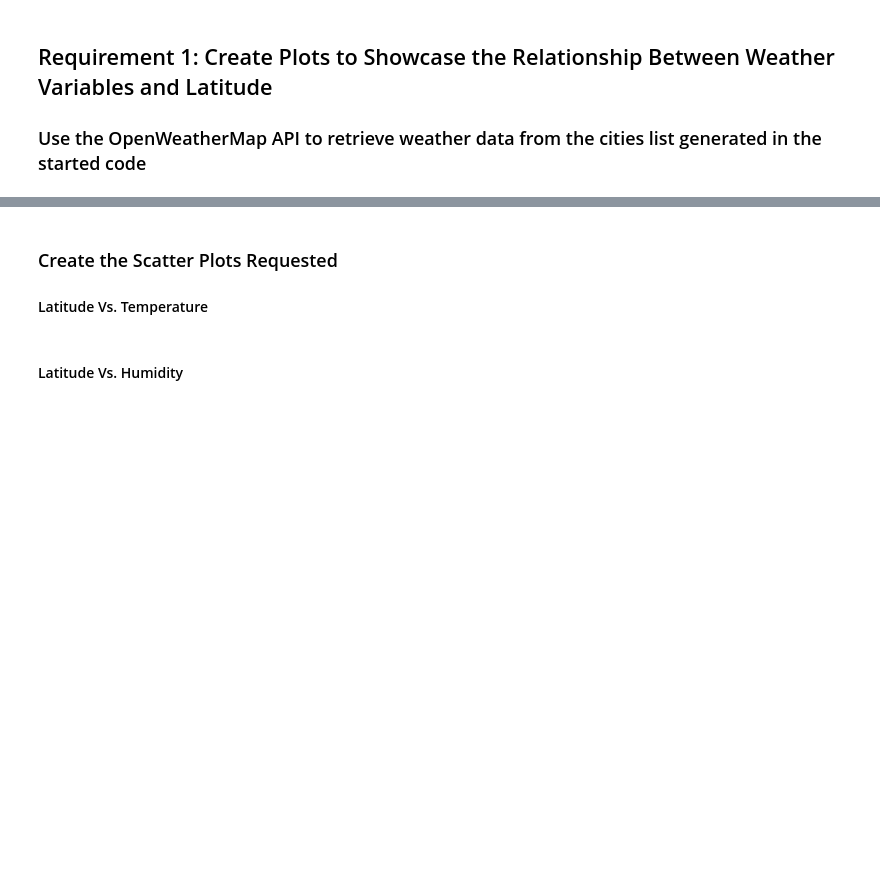
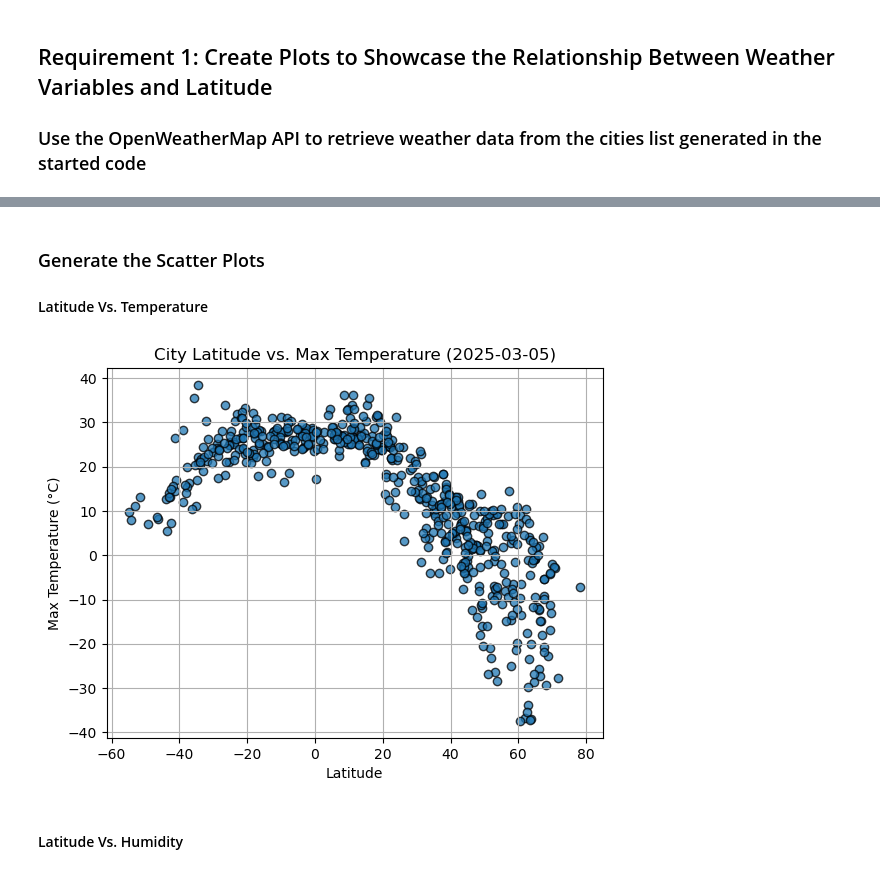
Before and after one commit to Sharkb8t/python-api-challenge, a Jupyter notebook: PyWeather/WeatherPy.ipynb, the cells around one changed output, grey strips where cells are left out. Cells and saved outputs as stored; diff of their text form; code cells hidden in the pictures; blank space fills up the shorter version.

Commit message:
Finalized and ran WeatherPy Jupyter Notebook file to generate figures and linear regressions. Discussions of results added to each section.

```diff
--- a/PyWeather/WeatherPy.ipynb
+++ b/PyWeather/WeatherPy.ipynb
@@ -163,19 +189,24 @@ city_data_df.head()
 # %% [markdown]
-### Create the Scatter Plots Requested
+### Generate the Scatter Plots
 
 #### Latitude Vs. Temperature
 # %%
-# Build scatter plot for latitude vs. temperature
-# YOUR CODE HERE
+# Build scatter plot for latitude vs. Temperature
+plt.scatter(city_data_df["Lat"], city_data_df["Max Temp"], edgecolors="black", alpha=0.75)
 
 # Incorporate the other graph properties
-# YOUR CODE HERE
+plt.title("City Latitude vs. Max Temperature (2025-03-05)")
+plt.xlabel("Latitude")
+plt.ylabel("Max Temperature (°C)")
+plt.grid(True)
 
 # Save the figure
-plt.savefig("output_data/Fig1.png")
+plt.savefig("output_data/City Latitude vs. Max Temperature.png")
 
-# Show plot
+# Display plot
 plt.show()
+# %% [output]
+[figure, added]
 # %% [markdown]
 #### Latitude Vs. Humidity
 # %%
```
Also changed, not shown: parts of 35 cells of this notebook.
